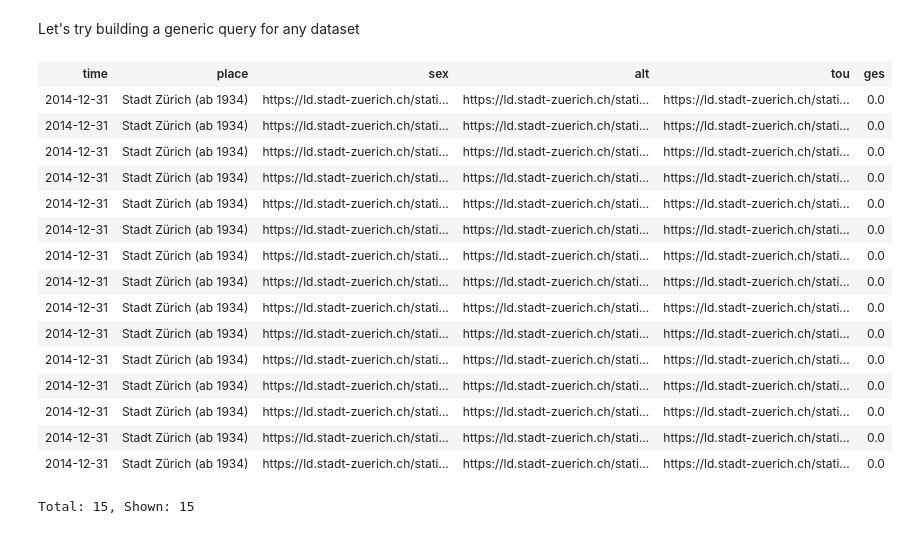
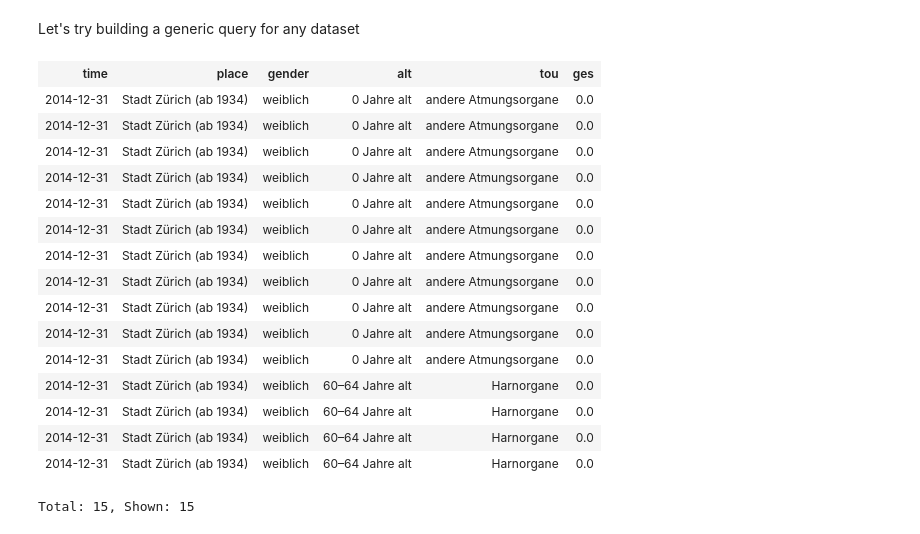
Before and after one commit to zazuko/notebooks, a Jupyter notebook: exploring_ssz_graph.ipynb, the cells around one changed output. Drawn from its saved outputs; the diff is of its cells as text; code cells hidden in the pictures.

```diff
--- a/exploring_ssz_graph.ipynb
+++ b/exploring_ssz_graph.ipynb
@@ -520,52 +460,44 @@ Let's try building a generic query for any dataset
 # %%
 # Let's explore one dataset at a time
 
 # https://ld.stadt-zuerich.ch/statistics/GES-ALT-SEX-TOU
 PREFIX schema: <http://schema.org/>
 PREFIX cube: <https://cube.link/>
 PREFIX ssz: <https://ld.stadt-zuerich.ch/statistics/property/>
 
-SELECT ?time ?place ?sex ?alt ?tou ?ges
+SELECT ?time ?place ?gender ?alt ?tou ?ges
 
 
 FROM <https://lindas.admin.ch/stadtzuerich/stat>
 WHERE {
   <https://ld.stadt-zuerich.ch/statistics/GES-ALT-SEX-TOU> a cube:Cube;
              cube:observationSet/cube:observation ?observation.
 
         ?observation ?p ?measure ;
-                 ssz:RAUM ?raum ;
+                 ssz:RAUM/schema:name ?place ;
                  ssz:TIME ?time ;
                  <https://ld.stadt-zuerich.ch/statistics/measure/GES> ?ges ;
-                 ssz:SEX ?sex ;
-                 ssz:TOU ?tou ;
-                 ssz:ALT ?alt .
-
-    ?raum schema:name ?place .
-
-    # ISSUE:
-    # ?sex schema:name ?gender .
-
-    #FILTER(regex(str(?p), "https://ld.stadt-zuerich.ch/statistics/measure/"))
-    #FILTER(?p NOT IN (<http://www.w3.org/1999/02/22-rdf-syntax-ns#type>, <http://www.w3.org/2004/02/skos/core#notation>, <https://ld.stadt-zuerich.ch/statistics/attribute/KORREKTUR>, <https://cube.link/observedBy>))
+                 ssz:SEX/schema:name ?gender ;
+                 ssz:TOU/schema:name ?tou ;
+                 ssz:ALT/schema:name ?alt .
 
 }
 LIMIT 15
 # %% [output]
-| time | place | sex | alt | tou | ges |
-| 2014-12-31 | Stadt Zürich (ab 1934) | https://ld.stadt-zuerich.ch/stati... | https://ld.stadt-zuerich.ch/stati... | https://ld.stadt-zuerich.ch/stati... | 0.0 |
-| 2014-12-31 | Stadt Zürich (ab 1934) | https://ld.stadt-zuerich.ch/stati... | https://ld.stadt-zuerich.ch/stati... | https://ld.stadt-zuerich.ch/stati... | 0.0 |
-| 2014-12-31 | Stadt Zürich (ab 1934) | https://ld.stadt-zuerich.ch/stati... | https://ld.stadt-zuerich.ch/stati... | https://ld.stadt-zuerich.ch/stati... | 0.0 |
-| 2014-12-31 | Stadt Zürich (ab 1934) | https://ld.stadt-zuerich.ch/stati... | https://ld.stadt-zuerich.ch/stati... | https://ld.stadt-zuerich.ch/stati... | 0.0 |
-| 2014-12-31 | Stadt Zürich (ab 1934) | https://ld.stadt-zuerich.ch/stati... | https://ld.stadt-zuerich.ch/stati... | https://ld.stadt-zuerich.ch/stati... | 0.0 |
-| 2014-12-31 | Stadt Zürich (ab 1934) | https://ld.stadt-zuerich.ch/stati... | https://ld.stadt-zuerich.ch/stati... | https://ld.stadt-zuerich.ch/stati... | 0.0 |
-| 2014-12-31 | Stadt Zürich (ab 1934) | https://ld.stadt-zuerich.ch/stati... | https://ld.stadt-zuerich.ch/stati... | https://ld.stadt-zuerich.ch/stati... | 0.0 |
-| 2014-12-31 | Stadt Zürich (ab 1934) | https://ld.stadt-zuerich.ch/stati... | https://ld.stadt-zuerich.ch/stati... | https://ld.stadt-zuerich.ch/stati... | 0.0 |
-| 2014-12-31 | Stadt Zürich (ab 1934) | https://ld.stadt-zuerich.ch/stati... | https://ld.stadt-zuerich.ch/stati... | https://ld.stadt-zuerich.ch/stati... | 0.0 |
-| 2014-12-31 | Stadt Zürich (ab 1934) | https://ld.stadt-zuerich.ch/stati... | https://ld.stadt-zuerich.ch/stati... | https://ld.stadt-zuerich.ch/stati... | 0.0 |
-| 2014-12-31 | Stadt Zürich (ab 1934) | https://ld.stadt-zuerich.ch/stati... | https://ld.stadt-zuerich.ch/stati... | https://ld.stadt-zuerich.ch/stati... | 0.0 |
-| 2014-12-31 | Stadt Zürich (ab 1934) | https://ld.stadt-zuerich.ch/stati... | https://ld.stadt-zuerich.ch/stati... | https://ld.stadt-zuerich.ch/stati... | 0.0 |
-| 2014-12-31 | Stadt Zürich (ab 1934) | https://ld.stadt-zuerich.ch/stati... | https://ld.stadt-zuerich.ch/stati... | https://ld.stadt-zuerich.ch/stati... | 0.0 |
-| 2014-12-31 | Stadt Zürich (ab 1934) | https://ld.stadt-zuerich.ch/stati... | https://ld.stadt-zuerich.ch/stati... | https://ld.stadt-zuerich.ch/stati... | 0.0 |
-| 2014-12-31 | Stadt Zürich (ab 1934) | https://ld.stadt-zuerich.ch/stati... | https://ld.stadt-zuerich.ch/stati... | https://ld.stadt-zuerich.ch/stati... | 0.0 |
+| time | place | gender | alt | tou | ges |
+| 2014-12-31 | Stadt Zürich (ab 1934) | weiblich | 0 Jahre alt | andere Atmungsorgane | 0.0 |
+| 2014-12-31 | Stadt Zürich (ab 1934) | weiblich | 0 Jahre alt | andere Atmungsorgane | 0.0 |
+| 2014-12-31 | Stadt Zürich (ab 1934) | weiblich | 0 Jahre alt | andere Atmungsorgane | 0.0 |
+| 2014-12-31 | Stadt Zürich (ab 1934) | weiblich | 0 Jahre alt | andere Atmungsorgane | 0.0 |
+| 2014-12-31 | Stadt Zürich (ab 1934) | weiblich | 0 Jahre alt | andere Atmungsorgane | 0.0 |
+| 2014-12-31 | Stadt Zürich (ab 1934) | weiblich | 0 Jahre alt | andere Atmungsorgane | 0.0 |
+| 2014-12-31 | Stadt Zürich (ab 1934) | weiblich | 0 Jahre alt | andere Atmungsorgane | 0.0 |
+| 2014-12-31 | Stadt Zürich (ab 1934) | weiblich | 0 Jahre alt | andere Atmungsorgane | 0.0 |
+| 2014-12-31 | Stadt Zürich (ab 1934) | weiblich | 0 Jahre alt | andere Atmungsorgane | 0.0 |
+| 2014-12-31 | Stadt Zürich (ab 1934) | weiblich | 0 Jahre alt | andere Atmungsorgane | 0.0 |
+| 2014-12-31 | Stadt Zürich (ab 1934) | weiblich | 0 Jahre alt | andere Atmungsorgane | 0.0 |
+| 2014-12-31 | Stadt Zürich (ab 1934) | weiblich | 60–64 Jahre alt | Harnorgane | 0.0 |
+| 2014-12-31 | Stadt Zürich (ab 1934) | weiblich | 60–64 Jahre alt | Harnorgane | 0.0 |
+| 2014-12-31 | Stadt Zürich (ab 1934) | weiblich | 60–64 Jahre alt | Harnorgane | 0.0 |
+| 2014-12-31 | Stadt Zürich (ab 1934) | weiblich | 60–64 Jahre alt | Harnorgane | 0.0 |
 Total: 15, Shown: 15
```
Also changed, not shown: parts of 15 cells of this notebook, 3 other files.
